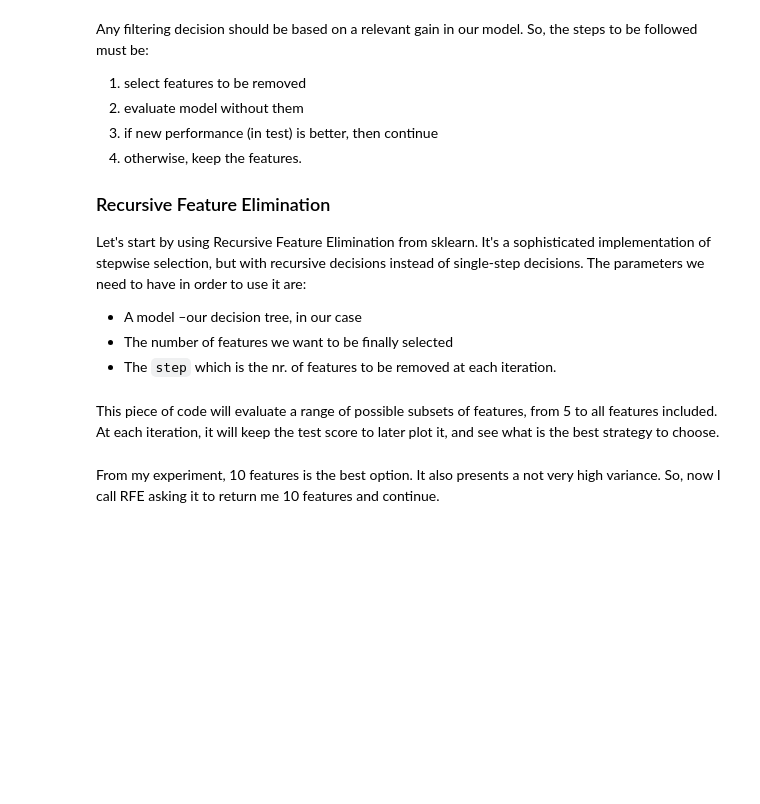
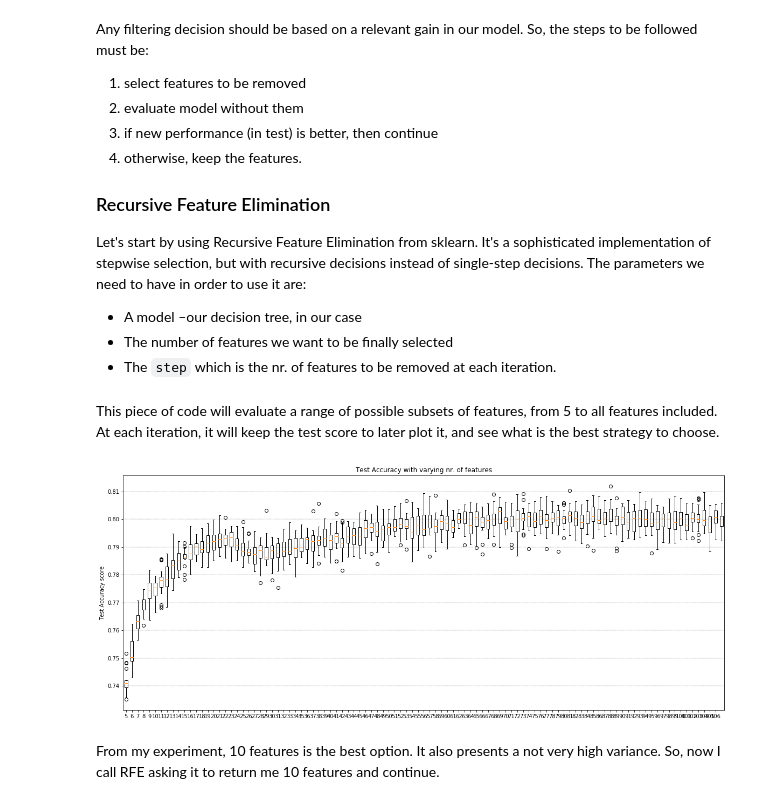
Before and after one commit to jacksomeone-92/ML2_Group_B, a Jupyter notebook: GroupB_CounterStrikeGO.ipynb, the cells around one changed output. Cells and saved outputs as stored; diff of their text form; code cells hidden in the pictures; blank space fills up the shorter version.

```diff
--- a/GroupB_CounterStrikeGO.ipynb
+++ b/GroupB_CounterStrikeGO.ipynb
@@ -853,0 +824,8 @@ data.plot_covariance()
+# %%
+weapons_remove = list(set(weapons) & set(df.columns[df.nunique() < 3]))
+df.drop(weapons_remove, axis=1, inplace = True)
+# %%
+#Remove variables used to build new ones
+remove_vars = ['ct_health', 't_health', 'ct_armor', 't_armor', 'ct_money', 't_money', 'ct_helmets', 't_helmets',
+               'ct_players_alive', 't_players_alive']
+df.drop(remove_vars, axis=1, inplace = True)
@@ -869,7 +849,7 @@ Let's start by using Recursive Feature Elimination from sklearn. It's a sophisti
 def rfe(data, num_features):
     estimator = DecisionTreeClassifier(random_state=123)
     selector = RFE(estimator, num_features, step=1)
-    selector = selector.fit(data.features, data.target)
+    selector = selector.fit(data, df[target])
     return selector.support_
 # %% [markdown]
 This piece of code will evaluate a range of possible subsets of features, from 5 to all features included. At each iteration, it will keep the test score to later plot it, and see what is the best strategy to choose.
@@ -877,38 +857,35 @@ This piece of code will evaluate a range of possible subsets of features, from 5
 # Loop over the range of features in our dataset and capture results.
 rfe_test_scores = pd.DataFrame()
 min_range = 5
-max_range = len(data.feature_names)
+max_range = len(df_copy_ohe.columns)
 rfe_tree = DecisionTreeClassifier(random_state=666)
 
 # This is a loop over all possible values I want to evaluate
 for num_features in range(min_range, max_range):
     # Obtain the best features
-    best_features = rfe(data, num_features)
+    best_features = rfe(df_copy_ohe, num_features)
     # Build a new dataset ONLY with best features selected.
-    data_rfe = Dataset.from_dataframe(
-        pd.concat(
-            [data.features[data.features.columns[best_features]], data.target], axis=1
-        )
-    )
-    data_rfe.set_target('band_type')
+    data_rfe = df_copy_ohe[df_copy_ohe.columns[best_features]]
 
-    # Evaluate (CV) what is the F1 of this dataset
-    _, test_f1 = cv_classification(data_rfe, rfe_tree, verbose=False)
+    # Evaluate (CV) what is the Accuracy of this dataset
+    _, test_accuracy = cv_classification(data_rfe, df[target], rfe_tree, verbose=False)
 
     # Keep results to later plot them
-    rfe_test_scores = rfe_test_scores.append(pd.Series(test_f1), ignore_index=True)
+    rfe_test_scores = rfe_test_scores.append(pd.Series(test_accuracy), ignore_index=True)
     del(data_rfe)
 # %%
 x_pos = range(min_range, max_range)
 
-fig, ax = plt.subplots(figsize=(10,4))
+fig, ax = plt.subplots(figsize=(20,8))
 ax.boxplot(rfe_test_scores)
-ax.set_ylabel('Test F1 score')
+ax.set_ylabel('Test Accuracy score')
 ax.set_xticks(range(1, len(x_pos)))
 ax.set_xticklabels(x_pos)
 # ax.set_ylim([0.50, 0.75])
-ax.set_title('Test F1 with varying nr. of features')
+ax.set_title('Test Accuracy with varying nr. of features')
 ax.yaxis.grid(True, color="gray", linestyle='--', linewidth=0.4)
+# %% [output]
+[figure, added]
 # %% [markdown]
 From my experiment, 10 features is the best option. It also presents a not very high variance. So, now I call RFE asking it to return me 10 features and continue.
 # %%
```
Also changed, not shown: parts of 62 cells of this notebook.
